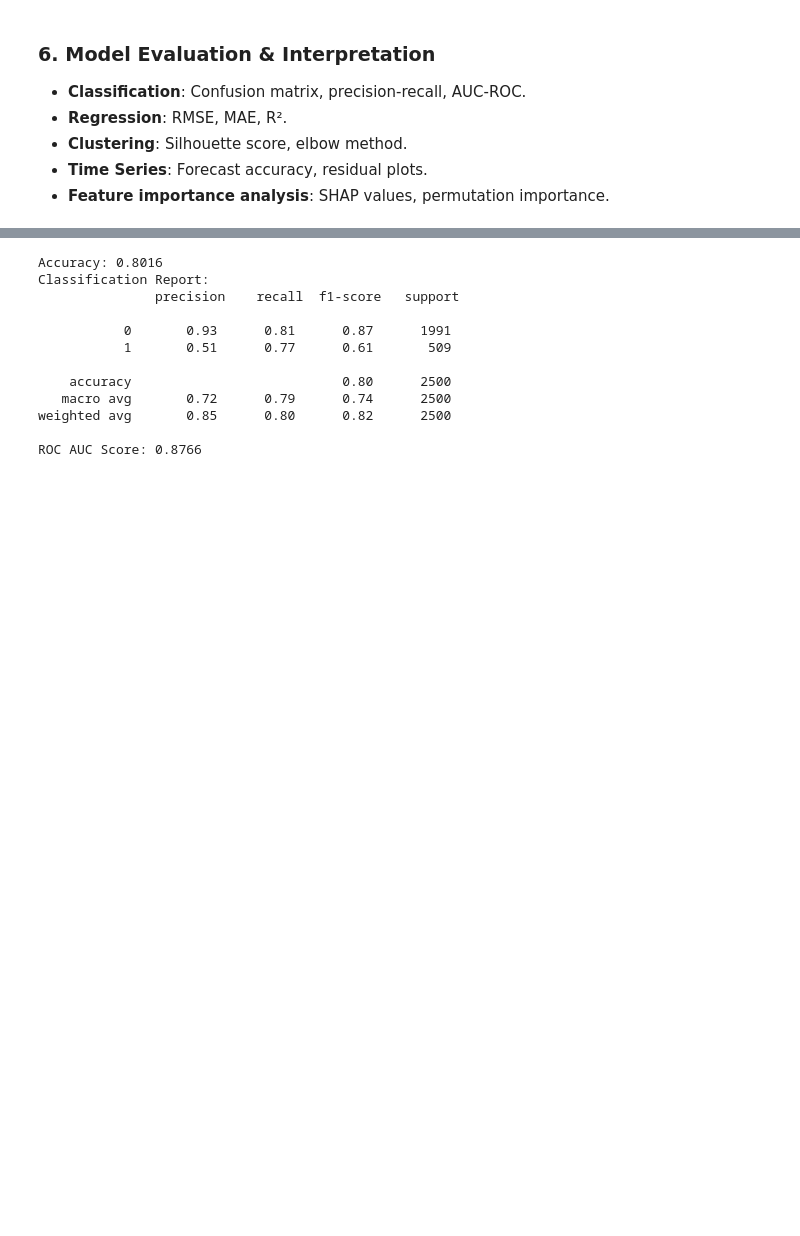
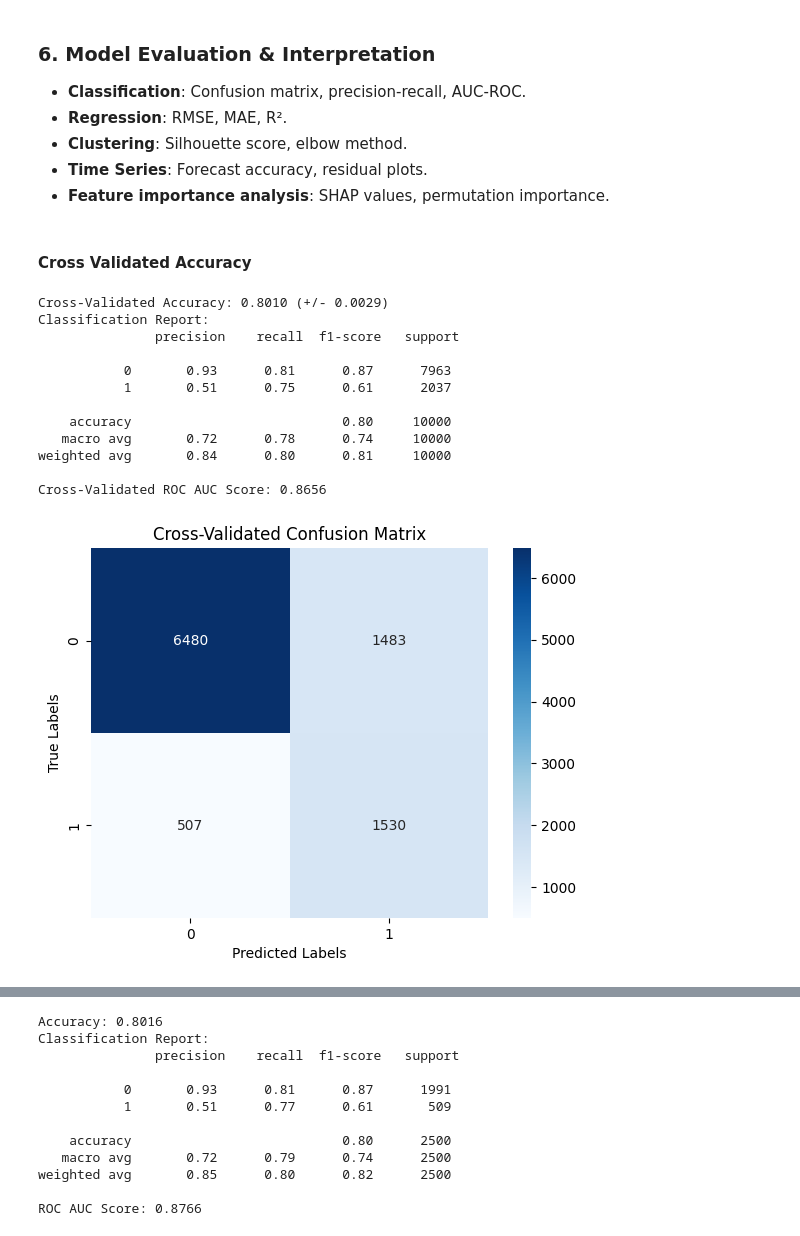
Before and after one commit to claytonshaw/bank_churn_api, a Jupyter notebook: bank_customer_churn.ipynb, the cells around one changed output, grey strips where cells are left out. Cells and saved outputs as stored; diff of their text form; code cells hidden in the pictures; blank space fills up the shorter version.

```diff
--- a/bank_customer_churn.ipynb
+++ b/bank_customer_churn.ipynb
@@ -337,16 +359,0 @@ scale_pos_weight = y_train.value_counts()[0] / y_train.value_counts()[1]
-# %%
-xgb_model = xgb.XGBClassifier(
-    objective='binary:logistic',
-    learning_rate=0.1,
-    max_depth=3,
-    n_estimators=100,
-    subsample=1.0,
-    colsample_bytree=1.0,
-    min_child_weight=1,
-    random_state=5501,
-    verbosity=0,
-    enable_categorical = True,
-    scale_pos_weight=scale_pos_weight
-)
-
-xgb_model.fit(X_train, y_train)
@@ -371,0 +426,39 @@ XGBClassifier(base_score=None, booster=None, callbacks=None,
+# %% [markdown]
+#### Cross Validated Accuracy
+# %%
+# Cross-validated accuracy
+cv_accuracy = cross_val_score(best_model, X, y, cv=5, scoring='accuracy')  # change cv=5 to however many folds you prefer
+print(f"Cross-Validated Accuracy: {cv_accuracy.mean():.4f} (+/- {cv_accuracy.std():.4f})")
+
+# Cross-validated predictions (for classification report, AUC, confusion matrix)
+y_pred_cv = cross_val_predict(best_model, X, y, cv=5)
+y_prob_cv = cross_val_predict(best_model, X, y, cv=5, method='predict_proba')[:, 1]  # for AUC
+
+# Classification Report
+print("Classification Report:\n", classification_report(y, y_pred_cv))
+
+# AUC-ROC Score
+roc_auc = roc_auc_score(y, y_prob_cv)
+print(f"Cross-Validated ROC AUC Score: {roc_auc:.4f}")
+
+# Confusion Matrix
+conf_matrix = confusion_matrix(y, y_pred_cv)
+sns.heatmap(conf_matrix, annot=True, fmt='d', cmap='Blues')
+plt.xlabel('Predicted Labels')
+plt.ylabel('True Labels')
+plt.title('Cross-Validated Confusion Matrix')
+plt.show()
+# %% [output]
+Cross-Validated Accuracy: 0.8010 (+/- 0.0029)
+Classification Report:
+               precision    recall  f1-score   support
+
+           0       0.93      0.81      0.87      7963
+           1       0.51      0.75      0.61      2037
+
+    accuracy                           0.80     10000
+   macro avg       0.72      0.78      0.74     10000
+weighted avg       0.84      0.80      0.81     10000
+
+Cross-Validated ROC AUC Score: 0.8656
+[figure, added]
```
Also changed, not shown: parts of 17 cells of this notebook.
